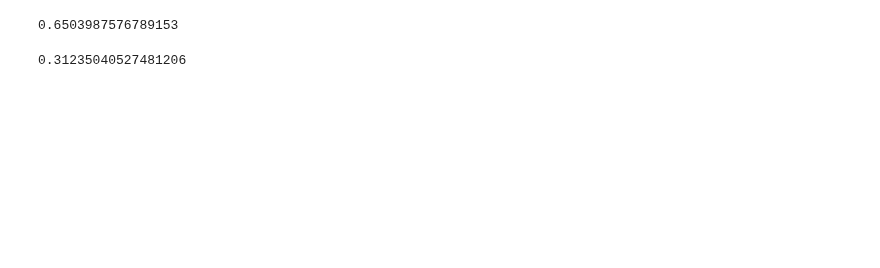
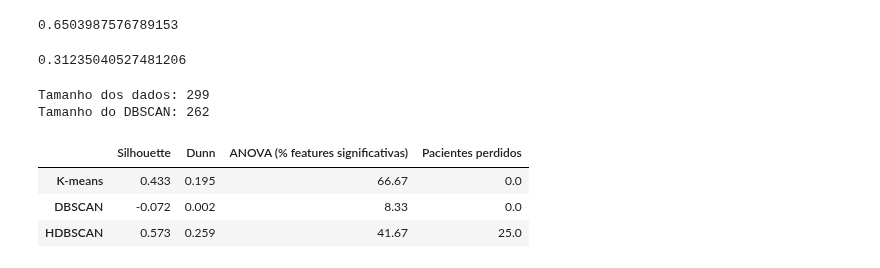
Before and after one commit to JulioCesarLinss/Clinical-database, a Jupyter notebook: FDC_Intermediate_Dimension/Jupyter notebooks/Heart_failure_v2.ipynb, the cells around one changed output. Cells and saved outputs as stored; diff of their text form; code cells hidden in the pictures; blank space fills up the shorter version.

```diff
--- a/FDC_Intermediate_Dimension/Jupyter notebooks/Heart_failure_v2.ipynb
+++ b/FDC_Intermediate_Dimension/Jupyter notebooks/Heart_failure_v2.ipynb
@@ -202,5 +205,9 @@ FDC.normalize (total): 0.00000 / 2.125s
 # %% [markdown]
 Silhouette_score e Dunn index para os clusters FDC (de dimensão intermediaria) extraídos usando k-means
+# %%
+FDC_emb_high_original = FDC_emb_high.copy()
+FDC_emb_low_original = FDC_emb_low.copy()
+#cópias necessárias
 # %%
 FDC_emb_high
 # %% [output]
@@ -222,5 +229,7 @@ from fdc.clustering import Clustering
 
 clustering=Clustering(FDC_emb_high,FDC_emb_low,True)
 cluster_list,cluster_counts=clustering.K_means(3)
+# HDBSCAN - melhoria proposta, resolve o problema de perda de pacientes do DBSCAN
+hdbscan_cluster_list, hdbscan_cluster_counts = clustering.HDBSCAN(min_cluster_size=15)
 # %% [output]
 [drawing not drawn]
@@ -284,3 +296,61 @@ silhouette_score(FDC_emb_high, cluster_list_dbscan, metric='euclidean')
 dunn_index(cluster_wise_df(FDC_emb_high,cluster_list_dbscan))
 # %% [output]
 0.31235040527481206
+# %%
+print("Tamanho dos dados:", len(FDC_emb_high_original))
+print("Tamanho do DBSCAN:", len(cluster_list_dbscan))
+# %% [output]
+Tamanho dos dados: 299
+Tamanho do DBSCAN: 262
+# %%
+# 1. Filtra ruído do HDBSCAN para calcular métricas
+non_noise_hdbscan = [i for i, x in enumerate(hdbscan_cluster_list) if x != -1]
+hdbscan_emb = FDC_emb_high_original.iloc[non_noise_hdbscan]
+hdbscan_labels = [hdbscan_cluster_list[i] for i in non_noise_hdbscan]
+hdbscan_data = data.iloc[non_noise_hdbscan]
+
+# 2. Filtra ruído do DBSCAN para calcular métricas
+non_noise_dbscan = [i for i, x in enumerate(cluster_list_dbscan) if x != -1]
+dbscan_emb = FDC_emb_high_original.iloc[non_noise_dbscan]
+dbscan_labels = [cluster_list_dbscan[i] for i in non_noise_dbscan]
+dbscan_data = data.iloc[non_noise_dbscan]
+
+# 3. Dicionário de Resultados
+resultados = {
+    'K-means': {
+        'Silhouette': round(silhouette_score(FDC_emb_high_original, cluster_list), 3),
+        'Dunn': round(dunn_index(cluster_wise_df(
+                    pd.DataFrame(FDC_emb_high_original).assign(Cluster=cluster_list),
+                    cluster_list)), 3),
+        'ANOVA (% features significativas)': calcular_anova(
+                    data, cluster_list, cont_list, ord_list),
+        'Pacientes perdidos': 0
+    },
+    'DBSCAN': {
+        # Usando as variáveis filtradas (_emb e _labels) para as métricas
+        'Silhouette': round(silhouette_score(dbscan_emb, dbscan_labels), 3),
+        'Dunn': round(dunn_index(cluster_wise_df(
+                    pd.DataFrame(dbscan_emb).assign(Cluster=dbscan_labels),
+                    dbscan_labels)), 3),
+        'ANOVA (% features significativas)': calcular_anova(
+                    dbscan_data, dbscan_labels, cont_list, ord_list),
+        # Usando a lista original para contar o total de perdas
+        'Pacientes perdidos': sum(1 for x in cluster_list_dbscan if x == -1)
+    },
+    'HDBSCAN': {
+        'Silhouette': round(silhouette_score(hdbscan_emb, hdbscan_labels), 3),
+        'Dunn': round(dunn_index(cluster_wise_df(
+                    pd.DataFrame(hdbscan_emb).assign(Cluster=hdbscan_labels),
+                    hdbscan_labels)), 3),
+        'ANOVA (% features significativas)': calcular_anova(
+                    hdbscan_data, hdbscan_labels, cont_list, ord_list),
+        'Pacientes perdidos': sum(1 for x in hdbscan_cluster_list if x == -1)
+    }
+}
+
+pd.DataFrame(resultados).T
+# %% [output]
+|  | Silhouette | Dunn | ANOVA (% features significativas) | Pacientes perdidos |
+| K-means | 0.433 | 0.195 | 66.67 | 0.0 |
+| DBSCAN | -0.072 | 0.002 | 8.33 | 0.0 |
+| HDBSCAN | 0.573 | 0.259 | 41.67 | 25.0 |
```
Also changed, not shown: parts of 5 cells of this notebook.
